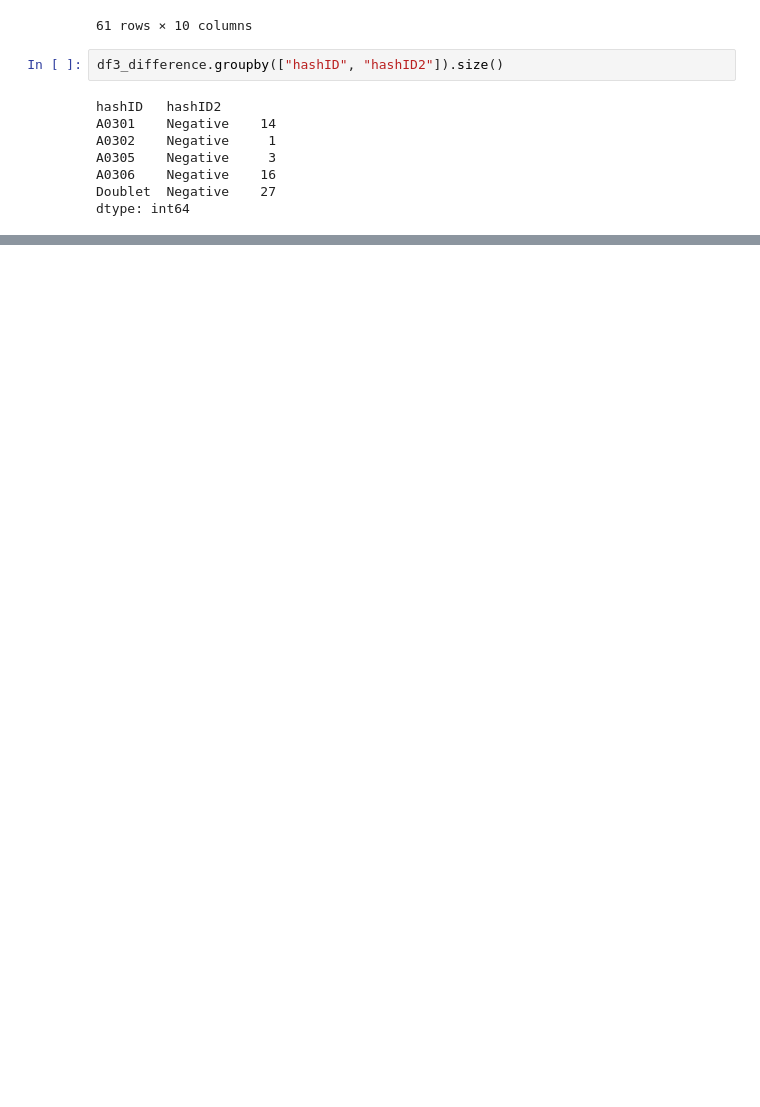
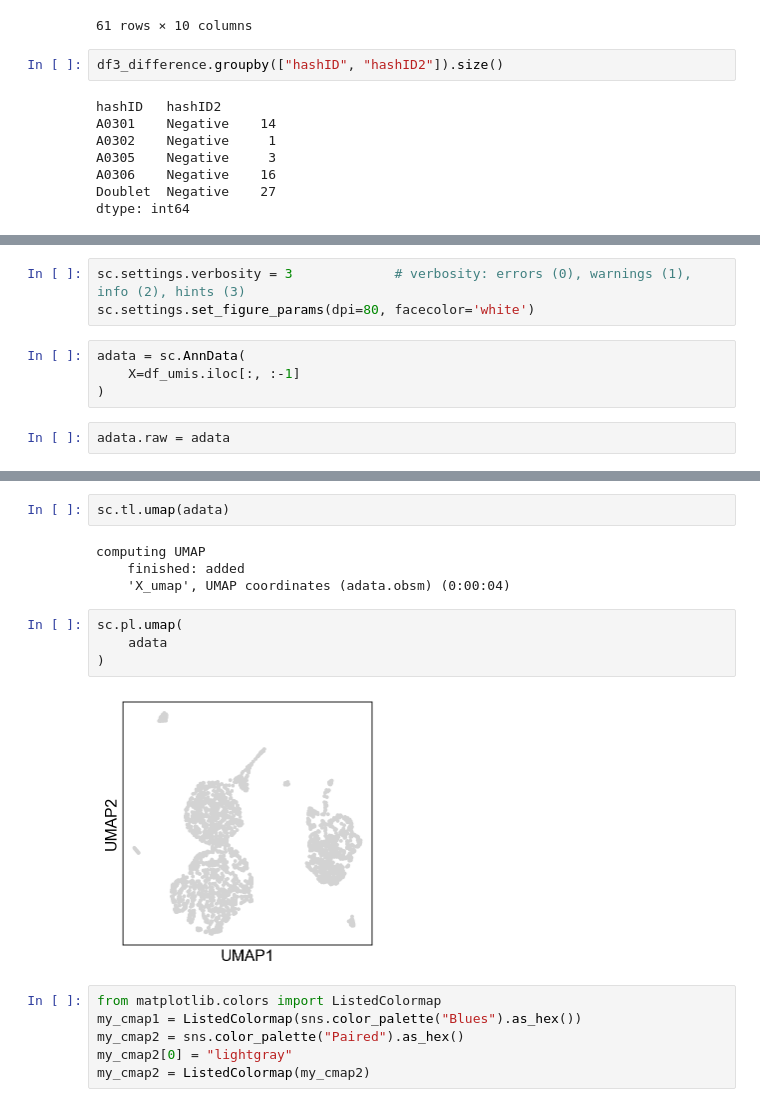
Before and after one commit to hisplan/sharp, a Jupyter notebook: manual-inspection/inspect.ipynb, the cells around one changed output, grey strips where cells are left out. Saved outputs shown, nothing was run; the diff lists cells and outputs as text; blank space fills up the shorter version.

```diff
--- a/manual-inspection/inspect.ipynb
+++ b/manual-inspection/inspect.ipynb
@@ -1127,0 +1189,9 @@ dtype: int64
+# %%
+sc.settings.verbosity = 3             # verbosity: errors (0), warnings (1), info (2), hints (3)
+sc.settings.set_figure_params(dpi=80, facecolor='white')
+# %%
+adata = sc.AnnData(
+    X=df_umis.iloc[:, :-1]
+)
+# %%
+adata.raw = adata
@@ -1127,0 +1212,18 @@ dtype: int64
+# %%
+sc.tl.umap(adata)
+# %% [output]
+computing UMAP
+    finished: added
+    'X_umap', UMAP coordinates (adata.obsm) (0:00:04)
+# %%
+sc.pl.umap(
+    adata
+)
+# %% [output]
+[figure, added]
+# %%
+from matplotlib.colors import ListedColormap
+my_cmap1 = ListedColormap(sns.color_palette("Blues").as_hex())
+my_cmap2 = sns.color_palette("Paired").as_hex()
+my_cmap2[0] = "lightgray"
+my_cmap2 = ListedColormap(my_cmap2)
```
Also changed, not shown: parts of 24 cells of this notebook.
